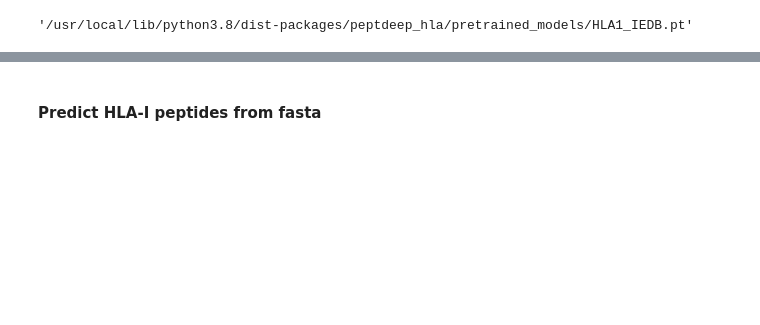
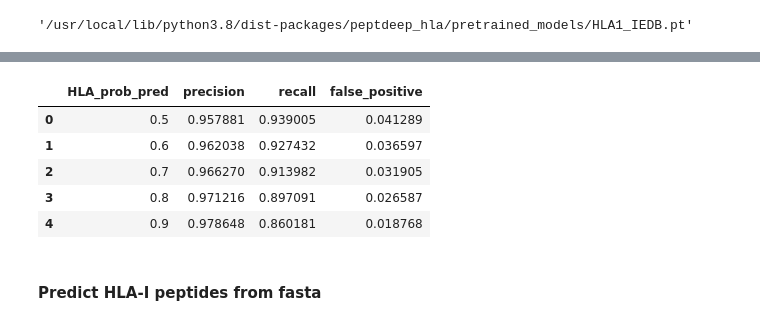
Before and after one commit to MannLabs/PeptDeep-HLA, a Jupyter notebook: nbs/HLA1_transfer.ipynb, the cells around one changed output, grey strips where cells are left out. Saved outputs shown, nothing was run; the diff lists cells and outputs as text; code cells hidden in the pictures; blank space fills up the shorter version.

```diff
--- a/nbs/HLA1_transfer.ipynb
+++ b/nbs/HLA1_transfer.ipynb
@@ -116,3 +180,12 @@ model.train(
+# %%
+test(test_seq_df)
+# %% [output]
+|  | HLA_prob_pred | precision | recall | false_positive |
+| 0 | 0.5 | 0.957881 | 0.939005 | 0.041289 |
+| 1 | 0.6 | 0.962038 | 0.927432 | 0.036597 |
+| 2 | 0.7 | 0.966270 | 0.913982 | 0.031905 |
+| 3 | 0.8 | 0.971216 | 0.897091 | 0.026587 |
+| 4 | 0.9 | 0.978648 | 0.860181 | 0.018768 |
 # %% [markdown]
 #### Predict HLA-I peptides from fasta
 # %%
```
Also changed, not shown: parts of 19 cells of this notebook.
